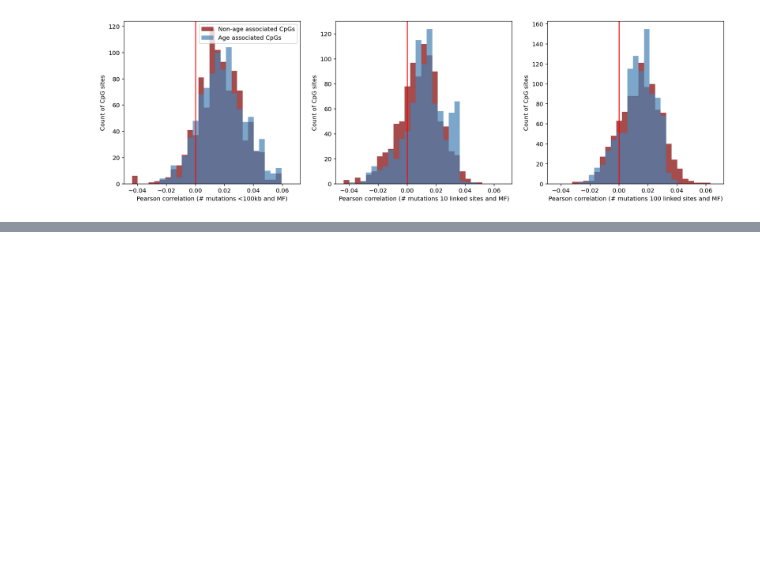
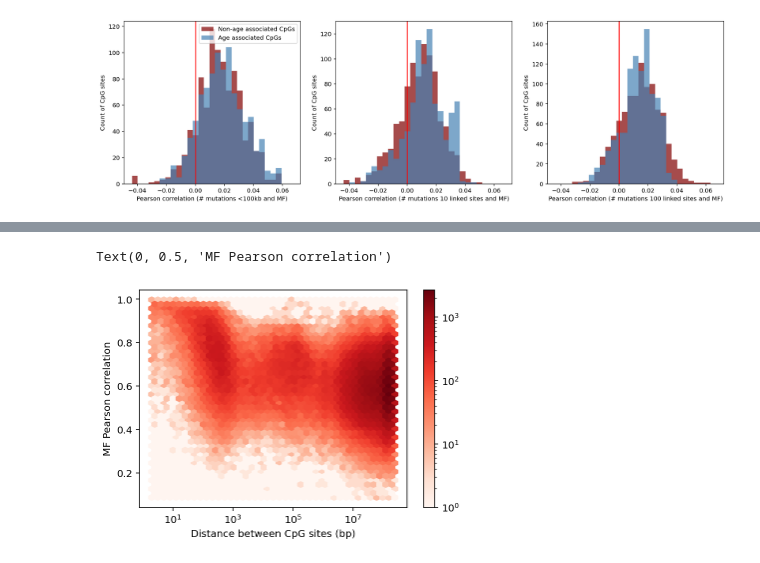
Before and after one commit to zanekoch/methylation_and_mutation, a Jupyter notebook: comethylation_analysis.ipynb, the cells around one changed output, grey strips where cells are left out. Saved outputs shown, nothing was run; the diff lists cells and outputs as text; code cells hidden in the pictures; blank space fills up the shorter version.

```diff
--- a/comethylation_analysis.ipynb
+++ b/comethylation_analysis.ipynb
@@ -45,3 +46,7 @@ illumina_cpg_locs_df, all_mut_df, all_methyl_df, all_methyl_df_t, all_meta_df, d
+# %%
+# calculate distances between all CpGs on chrom 1
+chrom_one_distances = utils.get_distances_one_chrom('1',
+                            illumina_cpg_locs_df.loc[illumina_cpg_locs_df['#id'].isin(all_methyl_df_t.columns)])
 # %% [markdown]
 ## Do mutation analyses
 # %%
@@ -446,0 +410,24 @@ chrom_one_corr[chrom_one_df.columns].iloc[:1000, :1000]
+# %%
+# get CpGs both measures have
+common_cpgs = list(set(chrom_one_distances.columns) & set(chrom_one_corr.columns))
+# select 5000 of these CpGs at random
+# put both datframes in this order
+dist_df = chrom_one_distances.loc[common_cpgs, common_cpgs]
+corr_df = chrom_one_corr.loc[common_cpgs, common_cpgs]
+# %%
+# for a given cpg, get counts of distance of top N correlated sites
+def get_corr_by_distance(corr_df, dist_df):
+    all_corrs = []
+    all_dists = []
+    for cpg_name in corr_df:
+        high_corrs = corr_df[cpg_name].nlargest(11)
+        # remove self
+        high_corrs = high_corrs.iloc[1:]
+        corrs = high_corrs.to_list()
+        dists = dist_df.loc[cpg_name, high_corrs.index.to_list()].to_list()
+        all_corrs+=corrs
+        all_dists+=dists
+
+    return pd.DataFrame({'corrs': all_corrs, 'dists':all_dists})
+# %%
+corr_dist_df2 = get_corr_by_distance(corr_df, dist_df)
@@ -446,0 +438,8 @@ chrom_one_corr[chrom_one_df.columns].iloc[:1000, :1000]
+# %%
+plt.hexbin(corr_dist_df2['dists'], corr_dist_df2['corrs'], bins='log', xscale='log', cmap="Reds", gridsize=40)
+plt.colorbar()
+plt.xlabel("Distance between CpG sites (bp)")
+plt.ylabel("MF Pearson correlation")
+# %% [output]
+Text(0, 0.5, 'MF Pearson correlation')
+[figure, added]
```
Also changed, not shown: parts of 85 cells of this notebook, 3 other files.
